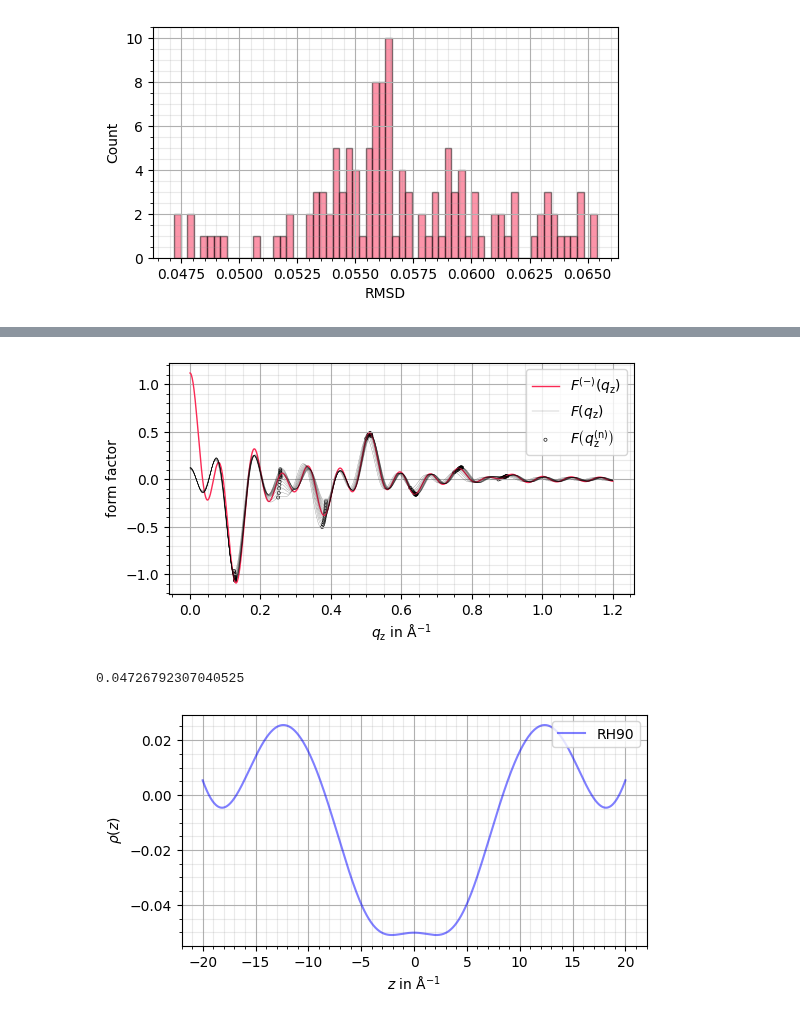
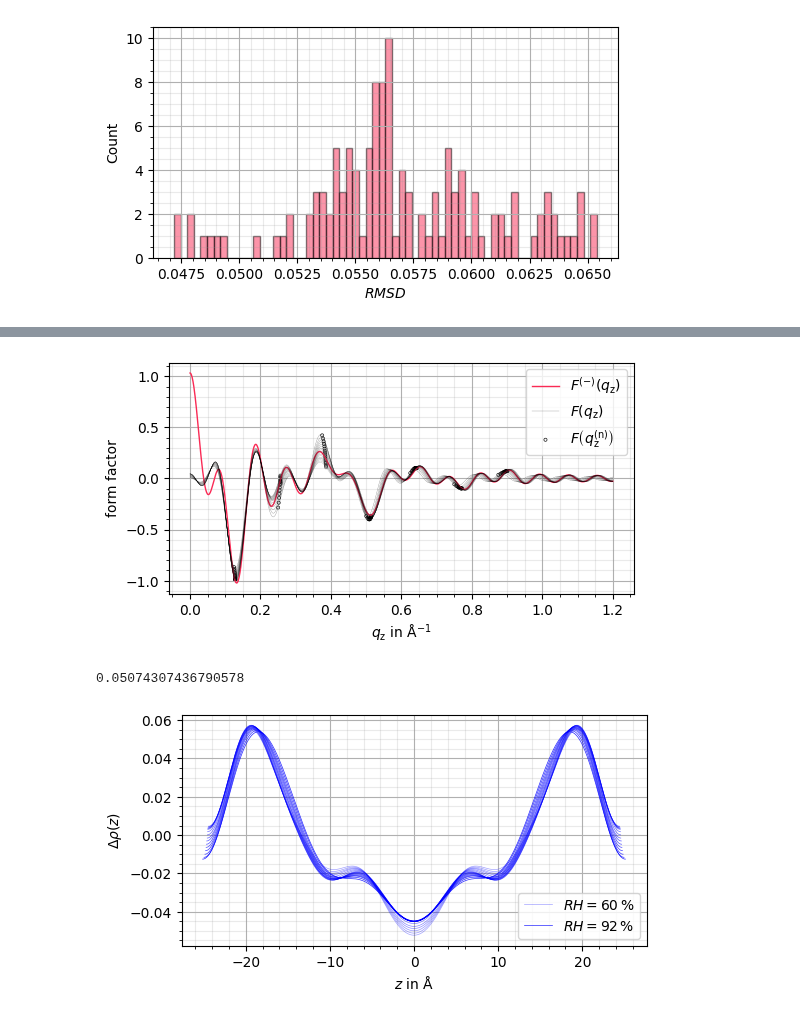
Before and after one commit to CVC97/ALC-24-25, a Jupyter notebook: BK.SLM_study_liquid_membranes/bk.slm_data_analysis.ipynb, the cells around one changed output, grey strips where cells are left out. Drawn from its saved outputs; the diff is of its cells as text; code cells hidden in the pictures.

```diff
--- a/BK.SLM_study_liquid_membranes/bk.slm_data_analysis.ipynb
+++ b/BK.SLM_study_liquid_membranes/bk.slm_data_analysis.ipynb
@@ -275,7 +274,7 @@ def get_integrated_peak(R_corr_array, q_z_array, peak_i, plot = 0):
         ax.grid(which='minor', color = '#999999', alpha = 0.2, linestyle = '-')
         ax.minorticks_on()
 
-        ax.semilogy(RH_q_z, RH_R_corr, color = "xkcd:red pink", alpha = 0.5, label = f"RH {RH}%")
+        ax.semilogy(RH_q_z, RH_R_corr, color = "xkcd:red pink", alpha = 0.5, label = f"$RH={RH}\,\%$")
 
         # plot xvlines at integration boundaries
         ax.axvline(x = lower_q_z, linestyle = "dashed", color = "black", linewidth = 1, label = "integration boundaries")
@@ -442,7 +441,7 @@ def phase_factor_performance(phases, plot = 0):
         ax.minorticks_on()
 
         # continuous minus fluid form factor reconstruction
-        ax.plot(q_z_conti_array, F_minus_array, color = "xkcd:red pink", alpha = 1, linewidth = 1, label = r"$F^{(-)}\left(q_\mathrm{z}\right)$")
+        ax.plot(q_z_conti_array, F_minus_array, color = "xkcd:red pink", alpha = 1, linewidth = 1, label = r"$F^{(-)}(q_\mathrm{z})$")
 
         # continuous form factor reconstructions
         F_RH92_func = get_continuous_F("RH92", phases)
@@ -491,6 +490,6 @@ def phase_factor_performance(phases, plot = 0):
 
 
 # list of phases (0-order will be determined from the other phases, genius !!!)
-phases_list = [1, 1, 1, -1, 1, -1, 1]
+phases_list = [1, 1, 1, -1, -1, 1, -1]
 phase_factor_performance(phases_list, plot = 1)
 # %% [output]
@@ -590,8 +589,8 @@ plt.show()
 
 
 # printing the bset 10 phase combinations
-for i in range(10):
+for i in range(25):
     rmsd, phase_factors = rmsd_list_sorted[i]["RMSD"], rmsd_list_sorted[i]["phase_factors"]
-    print(f"{i+1:>3}. RMSD: {round(rmsd, 4)}\t {phase_factors}")
+    print(f"{i:>3}. RMSD: {round(rmsd, 4)}\t {phase_factors}")
 # %% [output]
 [figure]
@@ -609,51 +615,70 @@ for i in range(10):
 # +++++ APPLYING BEST FIT +++++
 
 # plotting the best phase combination (eye test suggests #2)
-phases_list = rmsd_list_sorted[1]["phase_factors"]
-phase_factor_performance(phases_list, plot = 1)
+phase_factors_best_fit = rmsd_list_sorted[8]["phase_factors"]
+
+# manual configuration
+# phase_factors_best_fit = [-1, -1, 1, -1, 1, -1, 1]
+phase_factor_performance(phase_factors_best_fit, plot = 1)
 # %% [output]
-[figure, old version]
+[figure, new version]
-0.04726792307040525
+0.05074307436790578
 # %%
 # +++++ e-DENSITY DETERMINATION +++++
 
 # reconstruct the function for the electron density for a given RH and phases
 def get_rho_continuous(RH_key, phases):
     D = RH_data_dict[RH_key]["D"]                                                   # period D for current RH
-    abs_F_q_z_n_normalized = RH_data_dict[key]["abs_F_q_z_n_normalized"]            # form factor amplitudes
+    abs_F_q_z_n_normalized = RH_data_dict[RH_key]["abs_F_q_z_n_normalized"]            # form factor amplitudes
     # electron density function
     def rho_continuous(z):
         rho_sum = 0
         # iterate through the discrete form factor amplitudes
         for i in range(max_n):
             # values for plotting
             q_z_n = 2*np.pi/D * (i+1)                                                   # q_z_n from period length
+
             rho_sum += abs_F_q_z_n_normalized[i]*phases[i] * np.cos(q_z_n * z)
         return 2/D*rho_sum
     return rho_continuous
 
 
-# electron density
-z_array = np.linspace(-20, 20, 1000)
-rho_func = get_rho_continuous("RH90", rmsd_list_sorted[1]["phase_factors"])
-rho_array = np.array([rho_func(z) for z in z_array])
-
-
+# plot the electron desities for each RH
 fig, ax = plt.subplots(figsize=(6,3))
-ax.set_xlabel(r'$z$ in $\mathrm{\AA}^{-1}$')              # \mathrm{\AA} wird im notebook angezeigt aber nicht im pgf plot!! dazu durch \si{\AA} in der .pgf ersetzen!!
-ax.set_ylabel(r'$\rho(z)$')
+ax.set_xlabel(r'$z$ in $\mathrm{\AA}$')              # \mathrm{\AA} wird im notebook angezeigt aber nicht im pgf plot!! dazu durch \si{\AA} in der .pgf ersetzen!!
+ax.set_ylabel(r'$\Delta\rho\left(z\right)$')
 ax.grid()
 ax.grid(which='minor', color = '#999999', alpha = 0.2, linestyle = '-')
 ax.minorticks_on()
 
-ax.plot(z_array, rho_array, color = "blue", alpha = 0.5, label = f"RH90")
+
+# electron density profile plots RH60 and RH 92 for legend
+D_RH60 = RH_data_dict["RH60"]["D"]
+D_RH92 = RH_data_dict["RH92"]["D"]
+z_RH60_array = np.linspace(-D_RH60/2, D_RH60/2, 1000)
+z_RH92_array = np.linspace(-D_RH92/2, D_RH92/2, 1000)
+rho_RH60_func = get_rho_continuous("RH60", phase_factors_best_fit)
+rho_RH92_func = get_rho_continuous("RH92", phase_factors_best_fit)
+rho_RH60_array = np.array([rho_RH60_func(z) for z in z_RH60_array])
+rho_RH92_array = np.array([rho_RH92_func(z) for z in z_RH92_array])
+ax.plot(z_RH60_array, rho_RH60_array, color = "blue", alpha = (60 / 100)**2, linewidth = 0.5, label = r"$RH=60\,\%$")
+ax.plot(z_RH92_array, rho_RH92_array, color = "blue", alpha = (92 / 100)**2, linewidth = 0.5, label = r"$RH=92\,\%$")
+
+# iterate through the RH values to receive other electron density profiles
+for RH in range(62, 91, 2):
+    rho_func = get_rho_continuous(f"RH{RH}", phase_factors_best_fit)
+    D = RH_data_dict[f"RH{RH}"]["D"]
+    z_array = np.linspace(-D/2, D/2, 1000)
+    rho_array = np.array([rho_func(z) for z in z_array])
+    ax.plot(z_array, rho_array, color = "blue", alpha = (RH / 100)**2, linewidth = 0.5)
+
 
 ax.legend()
-ax.legend(loc="upper right")
+ax.legend(loc="lower right")
 
 plt.savefig('BK.SLM_visualizations/electron_density.pdf', facecolor = 'white', bbox_inches='tight')
 plt.savefig('BK.SLM_visualizations/electron_density.pgf', facecolor = 'white', bbox_inches='tight')
 
 plt.show()
 # %% [output]
-[figure, old version]
+[figure, new version]
```
Also changed, not shown: parts of 7 cells of this notebook, 23 other files.
